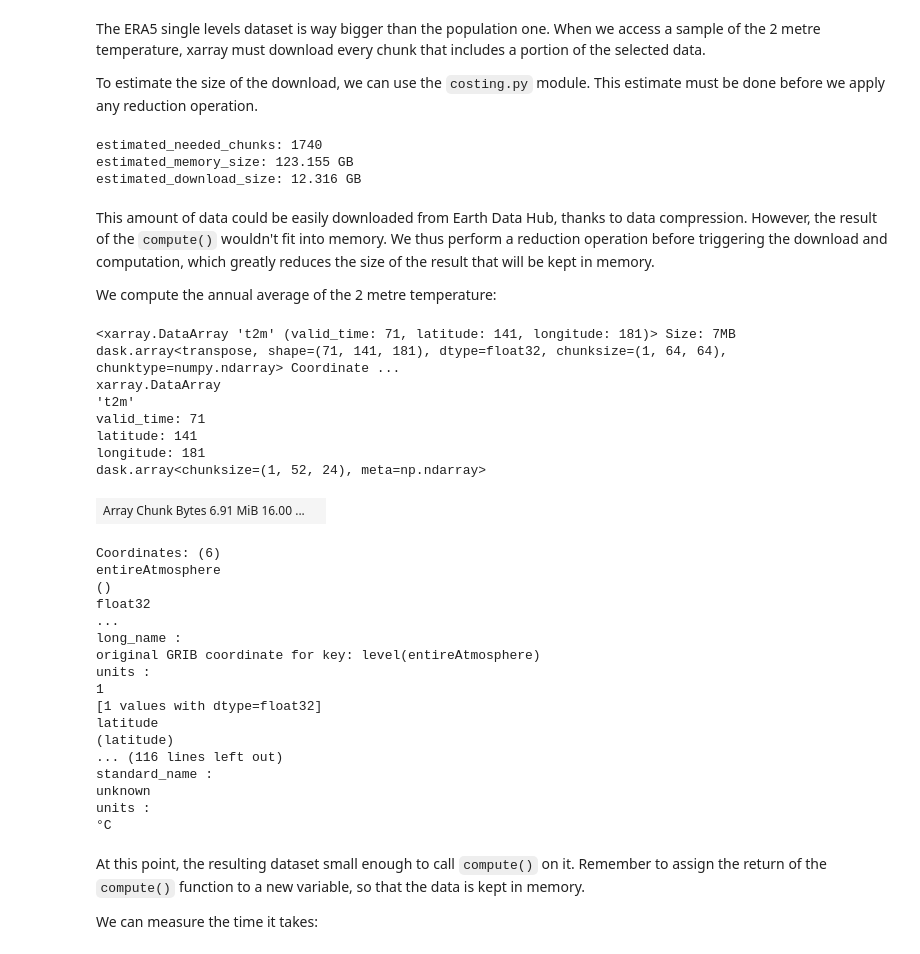
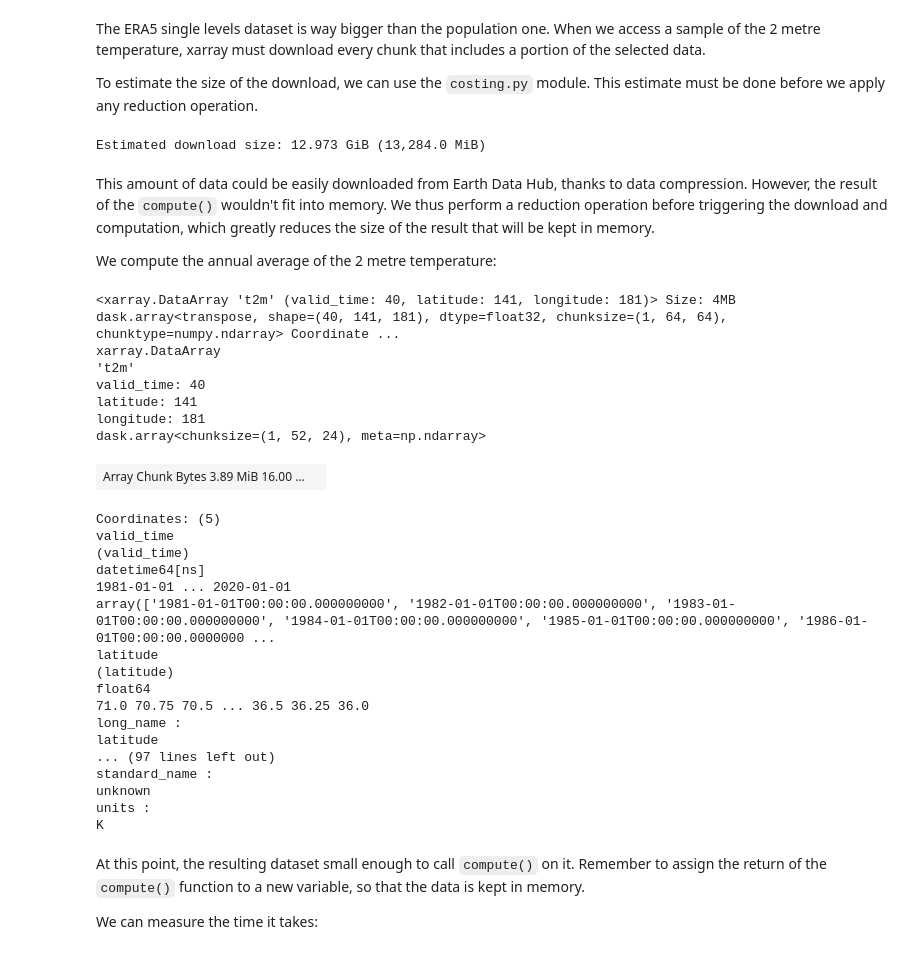
Before and after one commit to SercoSPA/DESP-UserWorkflowService-Templates, a Jupyter notebook: EarthDataHub/tutorial-population-weighted-temperature.ipynb, the cells around one changed output. Saved outputs shown, nothing was run; the diff lists cells and outputs as text; code cells hidden in the pictures.

```diff
--- a/EarthDataHub/tutorial-population-weighted-temperature.ipynb
+++ b/EarthDataHub/tutorial-population-weighted-temperature.ipynb
@@ -251,6 +250,4 @@ Data variables: (12/83)
 # %% [markdown]
 From the dataset we extract the 2 metre temperature:
 # %%
-t2m = era5_single_levels.t2m - 273.15 # to celsius
-t2m.attrs["units"] = "°C"
-t2m
+t2m = era5_single_levels.t2m
@@ -317,5 +288,5 @@ Also, we perform a geographical selection corresponding to continental Europe an
 # %%
 t2m_europe = t2m.sel(latitude=slice(71, 36), longitude=slice(-10,35))
-t2m_europe_1950_2020 = t2m_europe.sel(valid_time=slice("1950", "2020"))
-t2m_europe_1950_2020
+t2m_europe_1981_2020 = t2m_europe.sel(valid_time=slice("1981", "2020"))
+t2m_europe_1981_2020
 # %% [output]
@@ -351,44 +322,42 @@ To estimate the size of the download, we can use the `costing.py` module. This e
 # %%
 import costing
 
-costing.estimate_download_size(t2m_europe_1950_2020)
+costing.estimate_download_size(t2m_europe_1981_2020)
 # %% [output]
-estimated_needed_chunks: 1740
-estimated_memory_size: 123.155 GB
-estimated_download_size: 12.316 GB
+Estimated download size: 12.973 GiB (13,284.0 MiB)
 # %% [markdown]
 This amount of data could be easily downloaded from Earth Data Hub, thanks to data compression. However, the result of the `compute()` wouldn't fit into memory. We thus perform a reduction operation before triggering the download and computation, which greatly reduces the size of the result that will be kept in memory.
 
 We compute the annual average of the 2 metre temperature:
 # %%
-t2m_europe_yearly_mean = t2m_europe_1950_2020.resample(valid_time="YS").mean()
+t2m_europe_yearly_mean = t2m_europe_1981_2020.resample(valid_time="YS").mean()
 t2m_europe_yearly_mean
 # %% [output]
-<xarray.DataArray 't2m' (valid_time: 71, latitude: 141, longitude: 181)> Size: 7MB dask.array<transpose, shape=(71, 141, 181), dtype=float32, chunksize=(1, 64, 64), chunktype=numpy.ndarray> Coordinate ...
+<xarray.DataArray 't2m' (valid_time: 40, latitude: 141, longitude: 181)> Size: 4MB dask.array<transpose, shape=(40, 141, 181), dtype=float32, chunksize=(1, 64, 64), chunktype=numpy.ndarray> Coordinate ...
 xarray.DataArray
 't2m'
-valid_time: 71
+valid_time: 40
 latitude: 141
 longitude: 181
 dask.array<chunksize=(1, 52, 24), meta=np.ndarray>
-| Array Chunk Bytes 6.91 MiB 16.00 ... |  |
+| Array Chunk Bytes 3.89 MiB 16.00 ... |  |
-Coordinates: (6)
-entireAtmosphere
-()
-float32
-...
-long_name :
-original GRIB coordinate for key: level(entireAtmosphere)
-units :
-1
-[1 values with dtype=float32]
+Coordinates: (5)
+valid_time
+(valid_time)
+datetime64[ns]
+1981-01-01 ... 2020-01-01
+array(['1981-01-01T00:00:00.000000000', '1982-01-01T00:00:00.000000000', '1983-01-01T00:00:00.000000000', '1984-01-01T00:00:00.000000000', '1985-01-01T00:00:00.000000000', '1986-01-01T00:00:00.0000000 ...
 latitude
 (latitude)
-... (116 lines left out)
+float64
+71.0 70.75 70.5 ... 36.5 36.25 36.0
+long_name :
+latitude
+... (97 lines left out)
 standard_name :
 unknown
 units :
-°C
+K
 # %% [markdown]
 At this point, the resulting dataset small enough to call `compute()` on it. Remember to assign the return of the `compute()` function to a new variable, so that the data is kept in memory.
 
```
Also changed, not shown: parts of 16 cells of this notebook, 5 other files.
